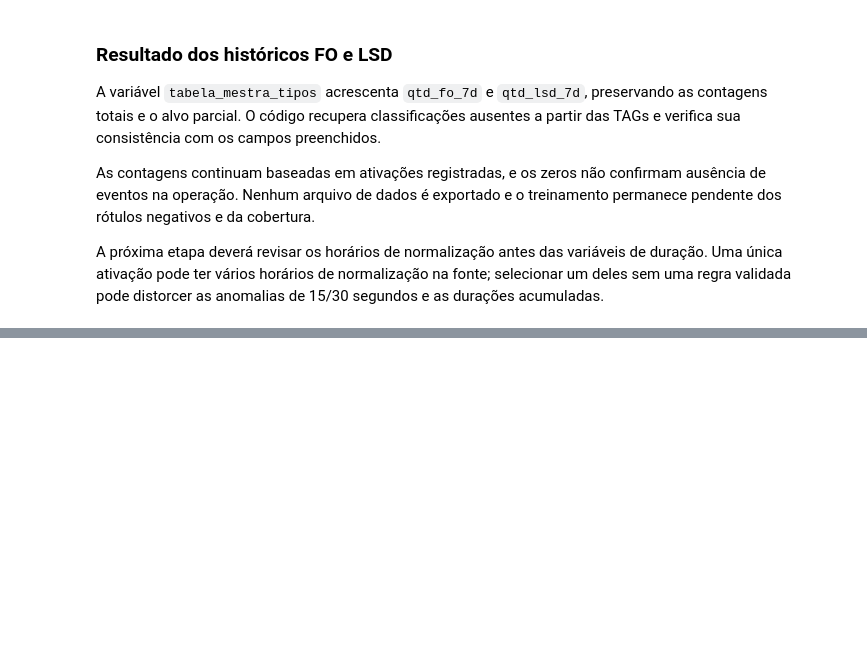
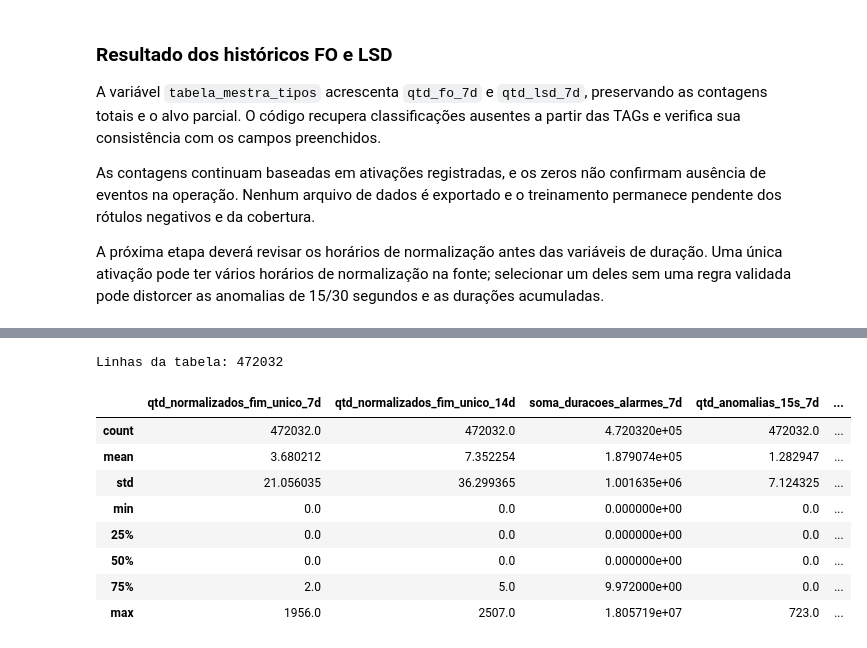
Before and after one commit to joaocardosodias/Lumem, a Jupyter notebook: models/modelo-rnn-1/01-criacao-tabela-mestra.ipynb, the cells around one changed output, grey strips where cells are left out. Cells and saved outputs as stored; diff of their text form; code cells hidden in the pictures; blank space fills up the shorter version.

```diff
--- a/models/modelo-rnn-1/01-criacao-tabela-mestra.ipynb
+++ b/models/modelo-rnn-1/01-criacao-tabela-mestra.ipynb
@@ -2351,0 +2529,73 @@ A próxima etapa deverá revisar os horários de normalização antes das variá
+# %%
+# Cada linha define: coluna diária, tamanho da janela e nome do resultado.
+calculos_duracao = [
+    ("qtd_normalizados_fim_unico_1d", 7, "qtd_normalizados_fim_unico_7d"),
+    ("qtd_normalizados_fim_unico_1d", 14, "qtd_normalizados_fim_unico_14d"),
+    ("soma_duracoes_1d", 7, "soma_duracoes_alarmes_7d"),
+    ("qtd_anomalias_15s_1d", 7, "qtd_anomalias_15s_7d"),
+    ("qtd_anomalias_30s_1d", 14, "qtd_anomalias_30s_14d"),
+]
+
+for coluna_diaria, dias, coluna_resultado in calculos_duracao:
+    historico_duracoes[coluna_resultado] = (
+        historico_duracoes.groupby("chave_candidata")[coluna_diaria]
+        .rolling(window=dias, min_periods=dias)
+        .sum()
+        .reset_index(level=0, drop=True)
+    )
+
+historico_duracoes["max_tempo_normalizacao_7d"] = (
+    historico_duracoes.groupby("chave_candidata")["max_duracao_1d"]
+    .rolling(window=7, min_periods=1)
+    .max()
+    .reset_index(level=0, drop=True)
+)
+
+quantidade_para_media = historico_duracoes["qtd_normalizados_fim_unico_7d"].where(
+    historico_duracoes["qtd_normalizados_fim_unico_7d"] > 0
+)
+historico_duracoes["tempo_medio_por_alarme_7d"] = (
+    historico_duracoes["soma_duracoes_alarmes_7d"] / quantidade_para_media
+)
+
+colunas_duracao = [
+    "qtd_normalizados_fim_unico_7d", "qtd_normalizados_fim_unico_14d",
+    "soma_duracoes_alarmes_7d", "qtd_anomalias_15s_7d", "qtd_anomalias_30s_14d",
+    "max_tempo_normalizacao_7d", "tempo_medio_por_alarme_7d",
+]
+
+janelas_duracoes = historico_duracoes.loc[
+    historico_duracoes["data"].between(DATA_INICIO, DATA_FIM),
+    ["chave_candidata", "data", *colunas_duracao],
+].copy()
+
+for coluna in [
+    "qtd_normalizados_fim_unico_7d", "qtd_normalizados_fim_unico_14d",
+    "qtd_anomalias_15s_7d", "qtd_anomalias_30s_14d",
+]:
+    janelas_duracoes[coluna] = janelas_duracoes[coluna].astype("Int64")
+
+tabela_mestra_duracoes = tabela_mestra_tipos.merge(
+    janelas_duracoes,
+    on=["chave_candidata", "data"],
+    how="left",
+    validate="one_to_one",
+)
+
+assert len(tabela_mestra_duracoes) == len(tabela_mestra_tipos)
+assert not tabela_mestra_duracoes.duplicated(["chave_candidata", "data"]).any()
+assert tabela_mestra_duracoes["falha_7d"].equals(tabela_mestra_tipos["falha_7d"])
+
+print("Linhas da tabela:", len(tabela_mestra_duracoes))
+display(tabela_mestra_duracoes[colunas_duracao].describe())
+# %% [output]
+Linhas da tabela: 472032
+|  | qtd_normalizados_fim_unico_7d | qtd_normalizados_fim_unico_14d | soma_duracoes_alarmes_7d | qtd_anomalias_15s_7d | ... |
+| count | 472032.0 | 472032.0 | 4.720320e+05 | 472032.0 | ... |
+| mean | 3.680212 | 7.352254 | 1.879074e+05 | 1.282947 | ... |
+| std | 21.056035 | 36.299365 | 1.001635e+06 | 7.124325 | ... |
+| min | 0.0 | 0.0 | 0.000000e+00 | 0.0 | ... |
+| 25% | 0.0 | 0.0 | 0.000000e+00 | 0.0 | ... |
+| 50% | 0.0 | 0.0 | 0.000000e+00 | 0.0 | ... |
+| 75% | 2.0 | 5.0 | 9.972000e+00 | 0.0 | ... |
+| max | 1956.0 | 2507.0 | 1.805719e+07 | 723.0 | ... |
```
Also changed, not shown: parts of 10 cells of this notebook.
